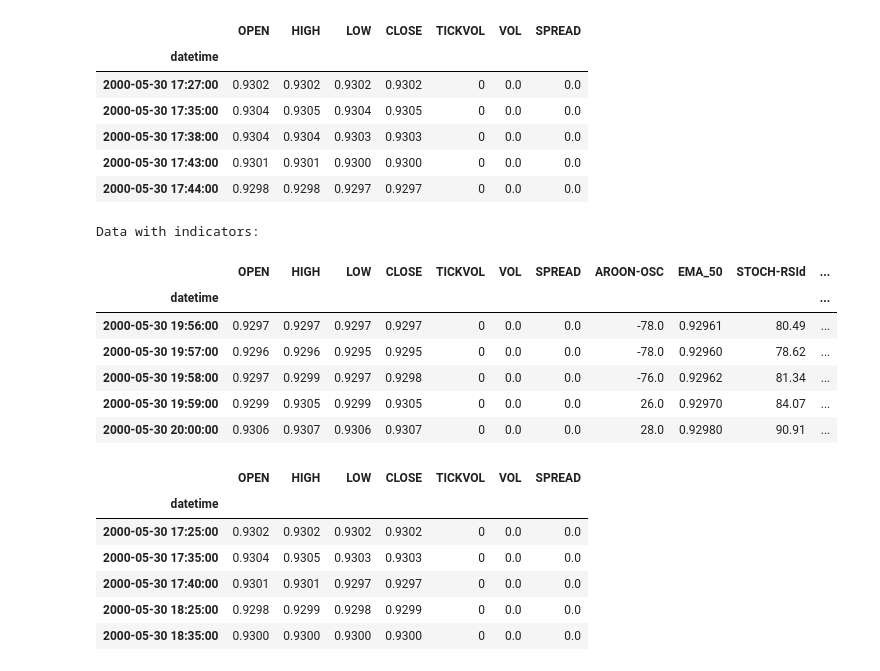
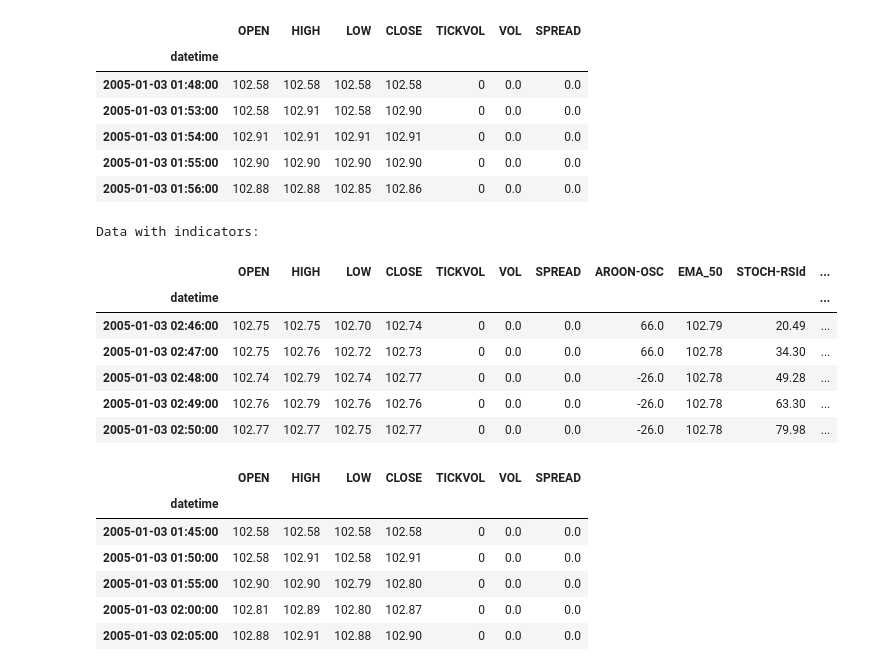
Before and after one commit to Gitchegumi/CTI_Scripts, a Jupyter notebook: py_scripts/backtesting/testing.ipynb, the cells around one changed output. Cells and saved outputs as stored; diff of their text form; code cells hidden in the pictures.

Commit message:
Working through backtest data

```diff
--- a/py_scripts/backtesting/testing.ipynb
+++ b/py_scripts/backtesting/testing.ipynb
@@ -18,6 +24,6 @@ matplotlib.use('Agg')
 # %%
 # Define the path to your CSV files
-file_path_pattern = '/root/github/CTI_Scripts/py_scripts/backtesting/historical_data/EURUSD/DAT_MT_EURUSD_M1_*.csv'
+file_path_pattern = f'/root/github/CTI_Scripts/py_scripts/backtesting/historical_data/{symbol}/DAT_MT_{symbol}_M1_*.csv'
 
 # Define the column names
 column_names = ['DATE', 'TIME', 'OPEN', 'HIGH', 'LOW', 'CLOSE', 'TICKVOL', 'VOL', 'SPREAD']
@@ -34,20 +40,10 @@ for file in all_files:
 
 combined_data = pd.concat(data_list)
 
-# Check the combined data before parsing dates
-print("Combined data before parsing dates:")
-print(combined_data.head())
-
 # Combine <DATE> and <TIME> into a single datetime column
-combined_data['datetime'] = pd.to_datetime(combined_data['DATE'] + ' ' + combined_data['TIME'], format='%Y.%m.%d %H:%M', errors='coerce')
-
-# Check the combined data after parsing dates
-print("Combined data after parsing dates:")
-print(combined_data.head())
-
-# Check for rows with NaT in datetime column
-print("Rows with NaT in datetime column:")
-print(combined_data[combined_data['datetime'].isna()].head())
+combined_data['datetime'] = pd.to_datetime(
+    combined_data['DATE'] + ' ' + combined_data['TIME'], format='%Y.%m.%d %H:%M', errors='coerce'
+)
 
 # Drop rows with NaT in datetime column
 combined_data.dropna(subset=['datetime'], inplace=True)
@@ -56,17 +52,9 @@ combined_data.dropna(subset=['datetime'], inplace=True)
 combined_data.set_index('datetime', inplace=True)
 combined_data.sort_index(inplace=True)
 
-# Check the combined data before converting numeric columns
-print("Combined data before converting numeric columns:")
-print(combined_data.head())
-
 # Convert numeric columns to appropriate data types
 numeric_columns = ['OPEN', 'HIGH', 'LOW', 'CLOSE', 'TICKVOL', 'VOL', 'SPREAD']
 combined_data[numeric_columns] = combined_data[numeric_columns].apply(pd.to_numeric, errors='coerce')
-
-# Check the combined data after converting numeric columns
-print("Combined data after converting numeric columns:")
-print(combined_data.head())
 
 # Drop rows with NaN values in numeric columns
 combined_data.replace([np.inf, -np.inf], np.nan, inplace=True)
@@ -109,11 +99,11 @@ combined_data_1m.head()
 # %% [output]
 |  | OPEN | HIGH | LOW | CLOSE | TICKVOL | VOL | SPREAD |
 | datetime |  |  |  |  |  |  |  |
-| 2000-05-30 17:27:00 | 0.9302 | 0.9302 | 0.9302 | 0.9302 | 0 | 0.0 | 0.0 |
-| 2000-05-30 17:35:00 | 0.9304 | 0.9305 | 0.9304 | 0.9305 | 0 | 0.0 | 0.0 |
-| 2000-05-30 17:38:00 | 0.9304 | 0.9304 | 0.9303 | 0.9303 | 0 | 0.0 | 0.0 |
-| 2000-05-30 17:43:00 | 0.9301 | 0.9301 | 0.9300 | 0.9300 | 0 | 0.0 | 0.0 |
-| 2000-05-30 17:44:00 | 0.9298 | 0.9298 | 0.9297 | 0.9297 | 0 | 0.0 | 0.0 |
+| 2005-01-03 01:48:00 | 102.58 | 102.58 | 102.58 | 102.58 | 0 | 0.0 | 0.0 |
+| 2005-01-03 01:53:00 | 102.58 | 102.91 | 102.58 | 102.90 | 0 | 0.0 | 0.0 |
+| 2005-01-03 01:54:00 | 102.91 | 102.91 | 102.91 | 102.91 | 0 | 0.0 | 0.0 |
+| 2005-01-03 01:55:00 | 102.90 | 102.90 | 102.90 | 102.90 | 0 | 0.0 | 0.0 |
+| 2005-01-03 01:56:00 | 102.88 | 102.88 | 102.85 | 102.86 | 0 | 0.0 | 0.0 |
 # %%
 # Calculate indicators
 aroon_length = 50
@@ -131,8 +121,8 @@ combined_data_1m['AROON-OSC'] = ta.aroon(
     combined_data_1m['HIGH'],
     combined_data_1m['LOW'],
     length=aroon_length
-)[f'AROONOSC_{aroon_length}'].round(2)
-combined_data_1m['EMA_50'] = ta.ema(combined_data_1m['CLOSE'], length=ema_length).round(5)
+)[f'AROONOSC_{aroon_length}'].round(decimals)
+combined_data_1m['EMA_50'] = ta.ema(combined_data_1m['CLOSE'], length=ema_length).round(decimals)
 combined_data_1m['STOCH-RSId'] = ta.stochrsi(
     combined_data_1m['CLOSE'],
     length=stoch_rsi_length,
@@ -151,52 +141,52 @@ combined_data_1m['SUPERTREND'] = ta.supertrend(
     combined_data_1m['CLOSE'],
     length=supertrend_length,
     multiplier=supertrend_mult
-)[f'SUPERT_{supertrend_length}_{supertrend_mult}'].round(5)
+)[f'SUPERT_{supertrend_length}_{supertrend_mult}'].round(decimals)
 combined_data_1m['Keltner-Upper'] = ta.kc(
     high=combined_data_1m['HIGH'],
     low=combined_data_1m['LOW'],
     close=combined_data_1m['CLOSE'],
     length=kc_length,
     scalar=kc_scalar
-)[f'KCUe_{kc_length}_{kc_scalar}'].round(5)
+)[f'KCUe_{kc_length}_{kc_scalar}'].round(decimals)
 combined_data_1m['Keltner-Basis'] = ta.kc(
     high=combined_data_1m['HIGH'],
     low=combined_data_1m['LOW'],
     close=combined_data_1m['CLOSE'],
     length=kc_length,
     scalar=kc_scalar
-)[f'KCBe_{kc_length}_{kc_scalar}'].round(5)
+)[f'KCBe_{kc_length}_{kc_scalar}'].round(decimals)
 combined_data_1m['Keltner-Lower'] = ta.kc(
     high=combined_data_1m['HIGH'],
     low=combined_data_1m['LOW'],
     close=combined_data_1m['CLOSE'],
     length=kc_length,
     scalar=kc_scalar
-)[f'KCLe_{kc_length}_{kc_scalar}'].round(5)
+)[f'KCLe_{kc_length}_{kc_scalar}'].round(decimals)
 combined_data_1m['ATR'] = ta.atr(
     high=combined_data_1m['HIGH'],
     low=combined_data_1m['LOW'],
     close=combined_data_1m['CLOSE'],
     length=atr_length
-).round(5)
+).round(decimals)
 
 
 
 # Drop rows with NaN values (due to indicator calculation)
 combined_data_1m.dropna(inplace=True)
 
 # Display the data with indicators
 print("Data with indicators:")
 combined_data_1m.head()
 # %% [output]
 Data with indicators:
 |  | OPEN | HIGH | LOW | CLOSE | TICKVOL | VOL | SPREAD | AROON-OSC | EMA_50 | STOCH-RSId | ... |
 | datetime |  |  |  |  |  |  |  |  |  |  | ... |
-| 2000-05-30 19:56:00 | 0.9297 | 0.9297 | 0.9297 | 0.9297 | 0 | 0.0 | 0.0 | -78.0 | 0.92961 | 80.49 | ... |
-| 2000-05-30 19:57:00 | 0.9296 | 0.9296 | 0.9295 | 0.9295 | 0 | 0.0 | 0.0 | -78.0 | 0.92960 | 78.62 | ... |
-| 2000-05-30 19:58:00 | 0.9297 | 0.9299 | 0.9297 | 0.9298 | 0 | 0.0 | 0.0 | -76.0 | 0.92962 | 81.34 | ... |
-| 2000-05-30 19:59:00 | 0.9299 | 0.9305 | 0.9299 | 0.9305 | 0 | 0.0 | 0.0 | 26.0 | 0.92970 | 84.07 | ... |
-| 2000-05-30 20:00:00 | 0.9306 | 0.9307 | 0.9306 | 0.9307 | 0 | 0.0 | 0.0 | 28.0 | 0.92980 | 90.91 | ... |
+| 2005-01-03 02:46:00 | 102.75 | 102.75 | 102.70 | 102.74 | 0 | 0.0 | 0.0 | 66.0 | 102.79 | 20.49 | ... |
+| 2005-01-03 02:47:00 | 102.75 | 102.76 | 102.72 | 102.73 | 0 | 0.0 | 0.0 | 66.0 | 102.78 | 34.30 | ... |
+| 2005-01-03 02:48:00 | 102.74 | 102.79 | 102.74 | 102.77 | 0 | 0.0 | 0.0 | -26.0 | 102.78 | 49.28 | ... |
+| 2005-01-03 02:49:00 | 102.76 | 102.79 | 102.76 | 102.76 | 0 | 0.0 | 0.0 | -26.0 | 102.78 | 63.30 | ... |
+| 2005-01-03 02:50:00 | 102.77 | 102.77 | 102.75 | 102.77 | 0 | 0.0 | 0.0 | -26.0 | 102.78 | 79.98 | ... |
 # %%
 plotly_data = combined_data_1m.loc['2021-01-01':'2021-01-31']
 
@@ -362,11 +352,11 @@ combined_data_5m.head()
 # %% [output]
 |  | OPEN | HIGH | LOW | CLOSE | TICKVOL | VOL | SPREAD |
 | datetime |  |  |  |  |  |  |  |
-| 2000-05-30 17:25:00 | 0.9302 | 0.9302 | 0.9302 | 0.9302 | 0 | 0.0 | 0.0 |
-| 2000-05-30 17:35:00 | 0.9304 | 0.9305 | 0.9303 | 0.9303 | 0 | 0.0 | 0.0 |
-| 2000-05-30 17:40:00 | 0.9301 | 0.9301 | 0.9297 | 0.9297 | 0 | 0.0 | 0.0 |
-| 2000-05-30 18:25:00 | 0.9298 | 0.9299 | 0.9298 | 0.9299 | 0 | 0.0 | 0.0 |
-| 2000-05-30 18:35:00 | 0.9300 | 0.9300 | 0.9300 | 0.9300 | 0 | 0.0 | 0.0 |
+| 2005-01-03 01:45:00 | 102.58 | 102.58 | 102.58 | 102.58 | 0 | 0.0 | 0.0 |
+| 2005-01-03 01:50:00 | 102.58 | 102.91 | 102.58 | 102.91 | 0 | 0.0 | 0.0 |
+| 2005-01-03 01:55:00 | 102.90 | 102.90 | 102.79 | 102.80 | 0 | 0.0 | 0.0 |
+| 2005-01-03 02:00:00 | 102.81 | 102.89 | 102.80 | 102.87 | 0 | 0.0 | 0.0 |
+| 2005-01-03 02:05:00 | 102.88 | 102.91 | 102.88 | 102.90 | 0 | 0.0 | 0.0 |
 # %%
 # Calculate indicators
 aroon_length = 50
```
Also changed, not shown: parts of 7 cells of this notebook, 2 other files.
